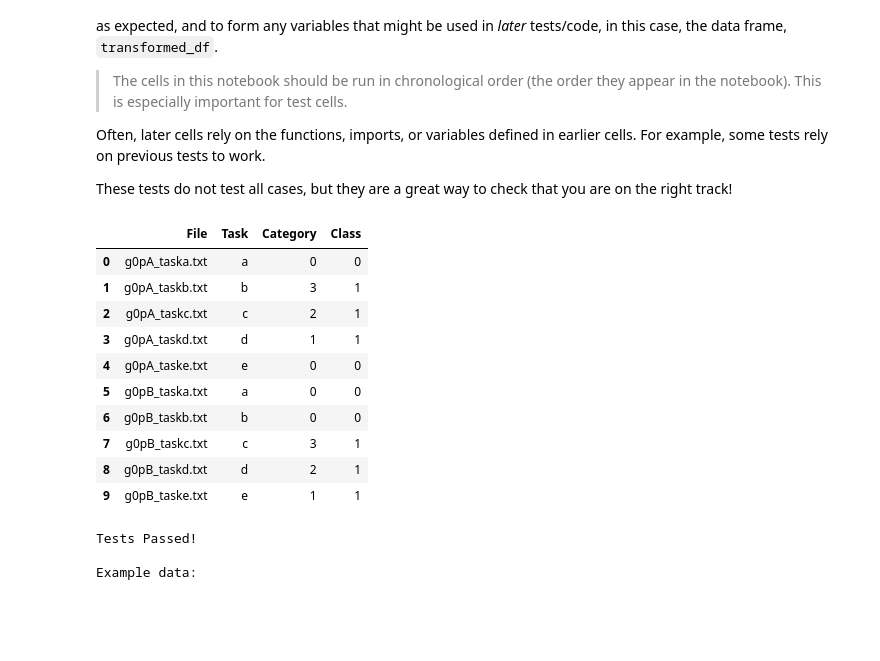
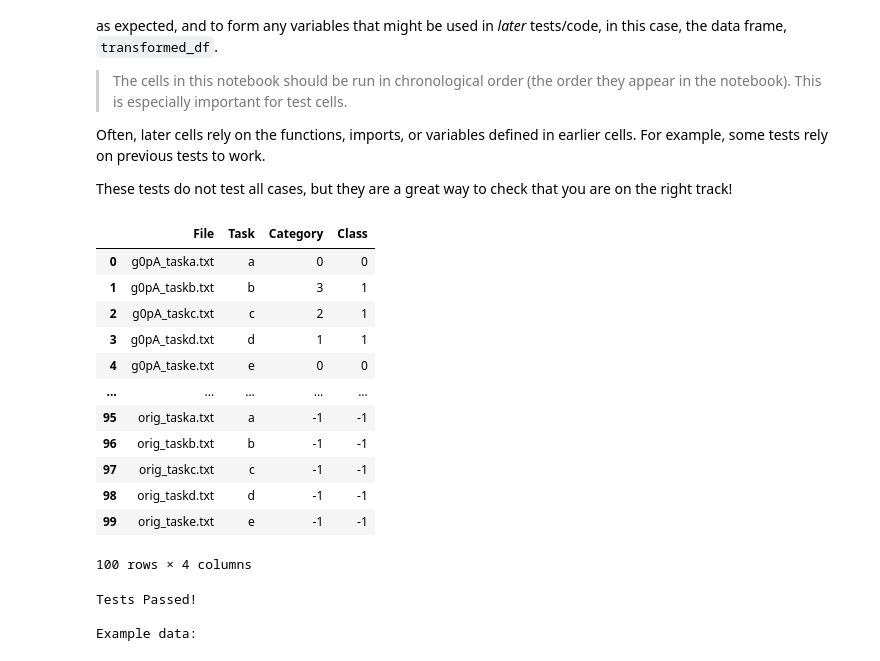
Before and after one commit to nbrasher/ml_eng_project_2, a Jupyter notebook: 2_Plagiarism_Feature_Engineering.ipynb, the cells around one changed output. Saved outputs shown, nothing was run; the diff lists cells and outputs as text; code cells hidden in the pictures; blank space fills up the shorter version.

```diff
--- a/2_Plagiarism_Feature_Engineering.ipynb
+++ b/2_Plagiarism_Feature_Engineering.ipynb
@@ -136,7 +136,7 @@ def numerical_dataframe(csv_file='data/file_information.csv'):
     df['Category'] = df['Cat_string'].map(
         {'non':0, 'heavy':1, 'light':2, 'cut':3, 'orig':-1}
     )
-    df['Class'] = df['Category'].map(lambda x: int(x != 0))
+    df['Class'] = df['Category'].map(lambda x: x // max(1, abs(x)))
 
     return df.drop('Cat_string', axis=1)
 # %% [markdown]
@@ -154,23 +154,25 @@ These tests do not test all cases, but they are a great way to check that you ar
 # %%
 # informal testing, print out the results of a called function
 # create new `transformed_df`
 transformed_df = numerical_dataframe(csv_file ='data/file_information.csv')
 
 # check work
 # check that all categories of plagiarism have a class label = 1
-transformed_df.head(10)
+transformed_df
 # %% [output]
 |  | File | Task | Category | Class |
 | 0 | g0pA_taska.txt | a | 0 | 0 |
 | 1 | g0pA_taskb.txt | b | 3 | 1 |
 | 2 | g0pA_taskc.txt | c | 2 | 1 |
 | 3 | g0pA_taskd.txt | d | 1 | 1 |
 | 4 | g0pA_taske.txt | e | 0 | 0 |
-| 5 | g0pB_taska.txt | a | 0 | 0 |
-| 6 | g0pB_taskb.txt | b | 0 | 0 |
-| 7 | g0pB_taskc.txt | c | 3 | 1 |
-| 8 | g0pB_taskd.txt | d | 2 | 1 |
-| 9 | g0pB_taske.txt | e | 1 | 1 |
+| ... | ... | ... | ... | ... |
+| 95 | orig_taska.txt | a | -1 | -1 |
+| 96 | orig_taskb.txt | b | -1 | -1 |
+| 97 | orig_taskc.txt | c | -1 | -1 |
+| 98 | orig_taskd.txt | d | -1 | -1 |
+| 99 | orig_taske.txt | e | -1 | -1 |
+100 rows × 4 columns
 # %%
 # test cell that creates `transformed_df`, if tests are passed
 
```
Also changed, not shown: parts of 5 cells of this notebook.
